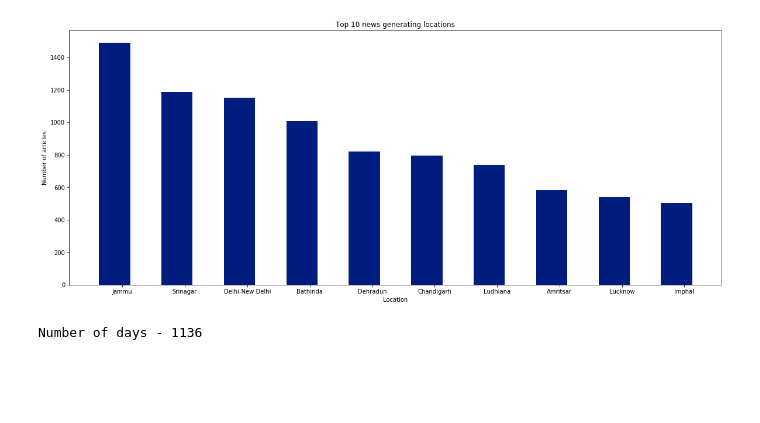
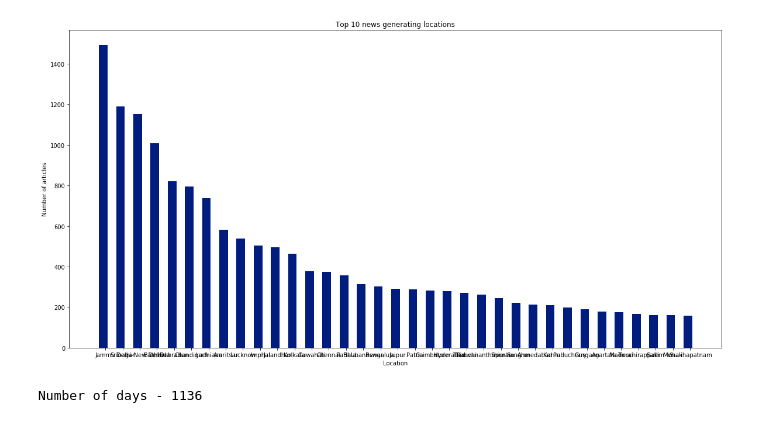
Before and after one commit to aashish-jain/Social-unrest-prediction, a Jupyter notebook: notebooks/analysis_and_prelim_model.ipynb, the cells around one changed output. Drawn from its saved outputs; the diff is of its cells as text; code cells hidden in the pictures; blank space fills up the shorter version.

```diff
--- a/notebooks/analysis_and_prelim_model.ipynb
+++ b/notebooks/analysis_and_prelim_model.ipynb
@@ -22,7 +19,7 @@ import seaborn as sns
 # Plot settings
 plt.style.use('seaborn-dark-palette')
 plt.interactive(True)
-plt.rcParams['figure.figsize'] = (20, 8)
+plt.rcParams['figure.figsize'] = (20, 10)
 # %%
 # GLoVE vector dictionary
 vector = None
@@ -30,22 +27,22 @@ vector = None
 df = pd.read_csv('../../data/1900-01-01-2019-02-18-India.csv')
 # %%
 counter = Counter(df.location)
-counter = sorted(counter.items(), key=lambda x: x[1], reverse=True)[:10]
+counter = sorted(counter.items(), key=lambda x: -x[1])[:35]
 counter = np.array(counter)
 
 places, counts = counter[:, 0].tolist(), counter[:, 1].astype(np.float32)
 indices = np.arange(len(counts))
 width = 1
 
 plt.xlabel("Location")
 plt.ylabel("Number of articles")
 plt.interactive(True)
 
 plt.xticks(indices + 0.125, places)
 plt.title("Top 10 news generating locations")
 _ = plt.bar(indices, counts, 0.5)
 # %% [output]
-[figure, old version]
+[figure, new version]
 # %%
 df['event_date'] = pd.to_datetime(df['event_date'])
 df.sort_values(by=['event_date'], inplace=True)
```
Also changed, not shown: parts of 22 cells of this notebook.
